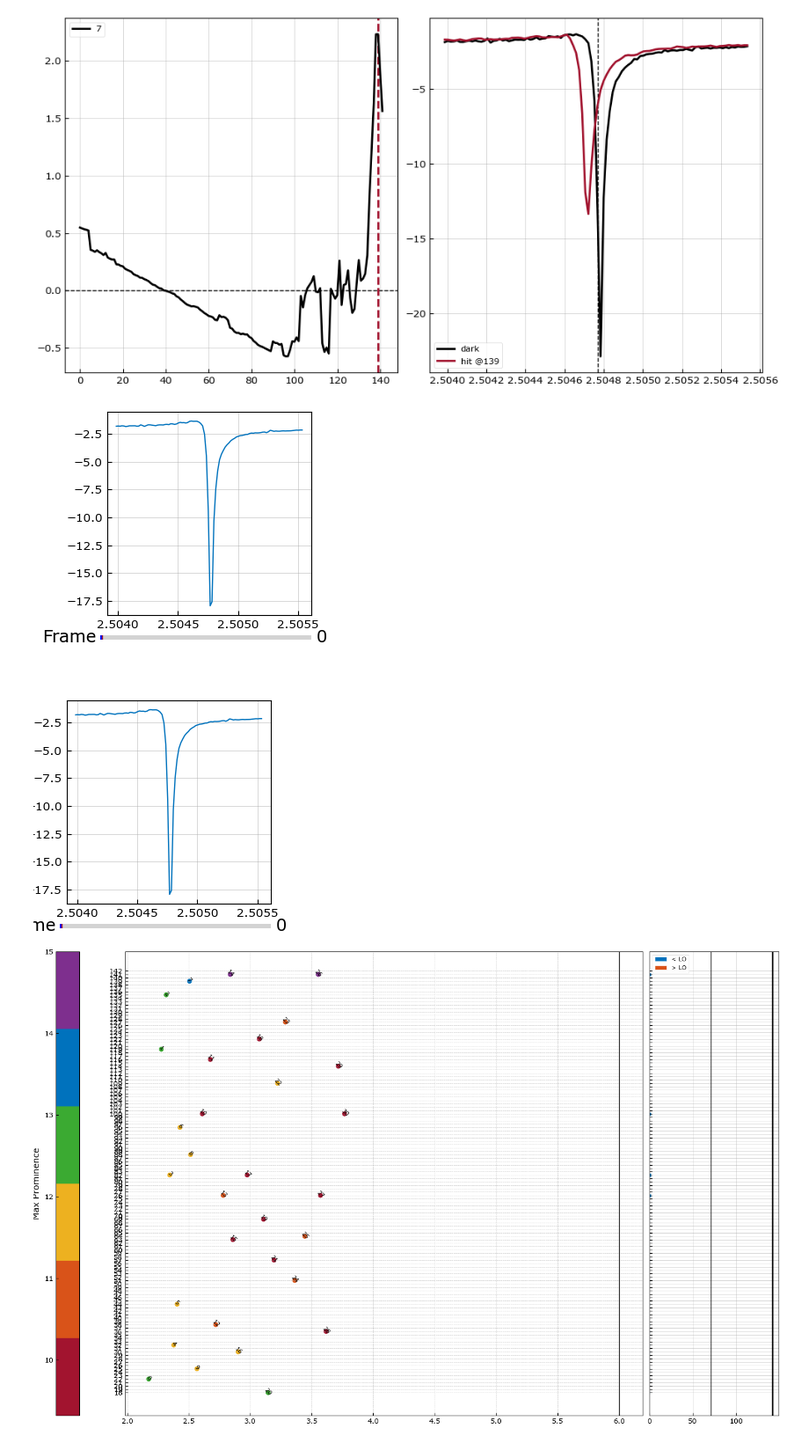
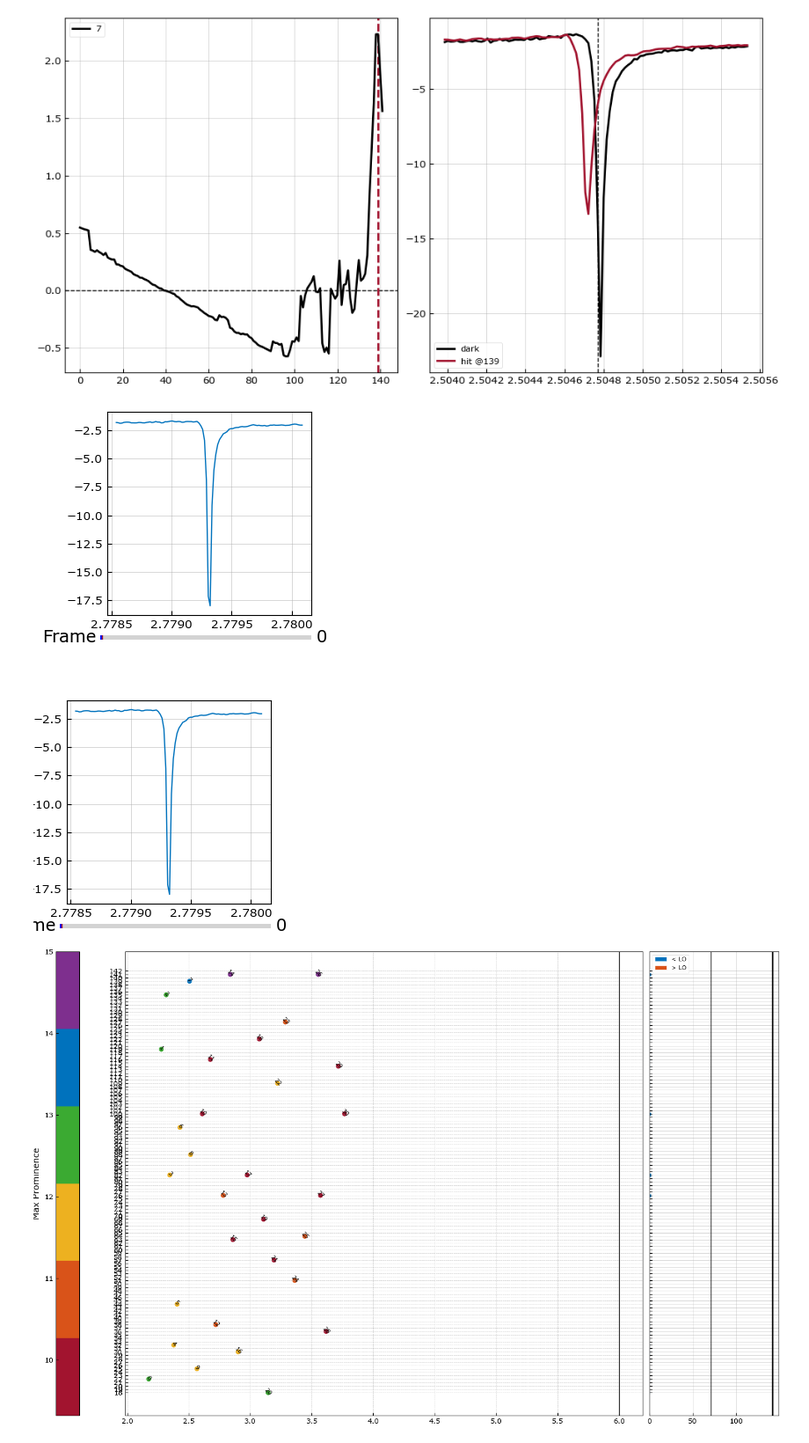
Before and after one commit to wilbertras/spatial-mapping, a Jupyter notebook: Mappings/LT419witness/mapping_LT419.ipynb, the cells around one changed output. Shown at 88% size. Drawn from its saved outputs; the diff is of its cells as text; code cells hidden in the pictures.

```diff
--- a/Mappings/LT419witness/mapping_LT419.ipynb
+++ b/Mappings/LT419witness/mapping_LT419.ipynb
@@ -633,10 +633,10 @@ plot_dipshit(s21s_rows, ds21s_rows, rows, [kid], [])
 # %% [output]
 [figure]
 # %%
-plot_dip_with_slider(s21s_rows, 7)
+plot_dip_with_slider(s21s_rows, 13)
 # %% [output]
-[figure, old version]
+[figure, new version]
-[figure, old version]
+[figure, new version]
 # %%
 plot_rows(rows, doubles, lo=6, clim=[5, 15])
 # %% [output]
```
Also changed, not shown: parts of 1 cell of this notebook, 6 other files.
